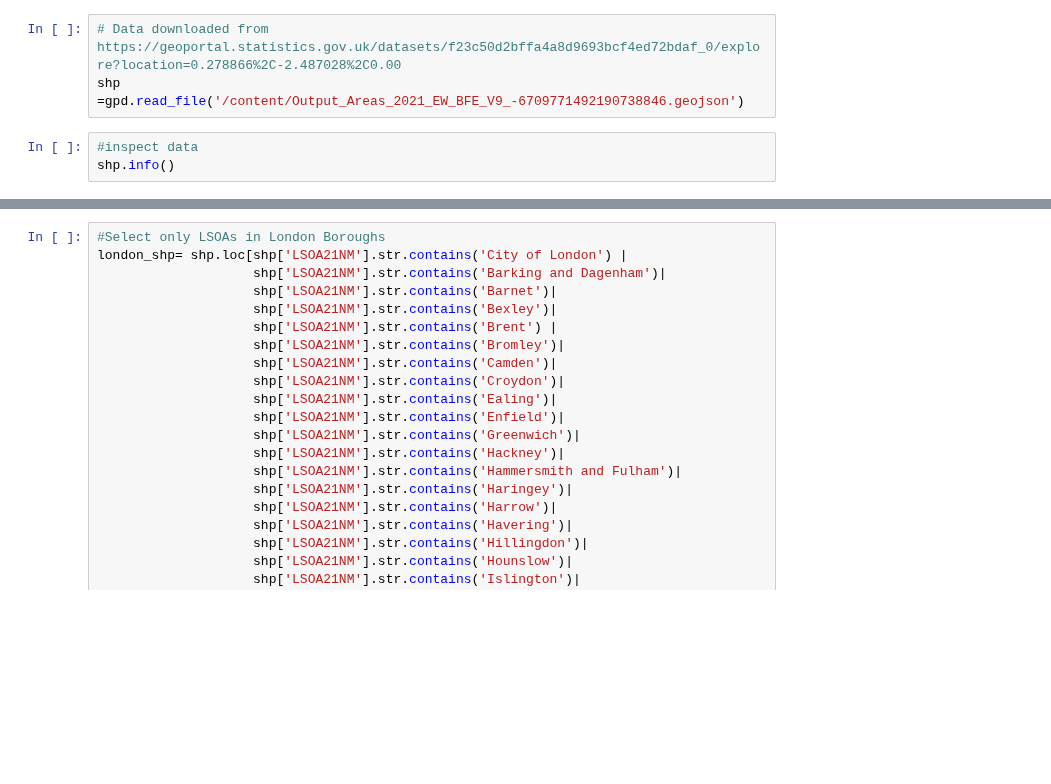
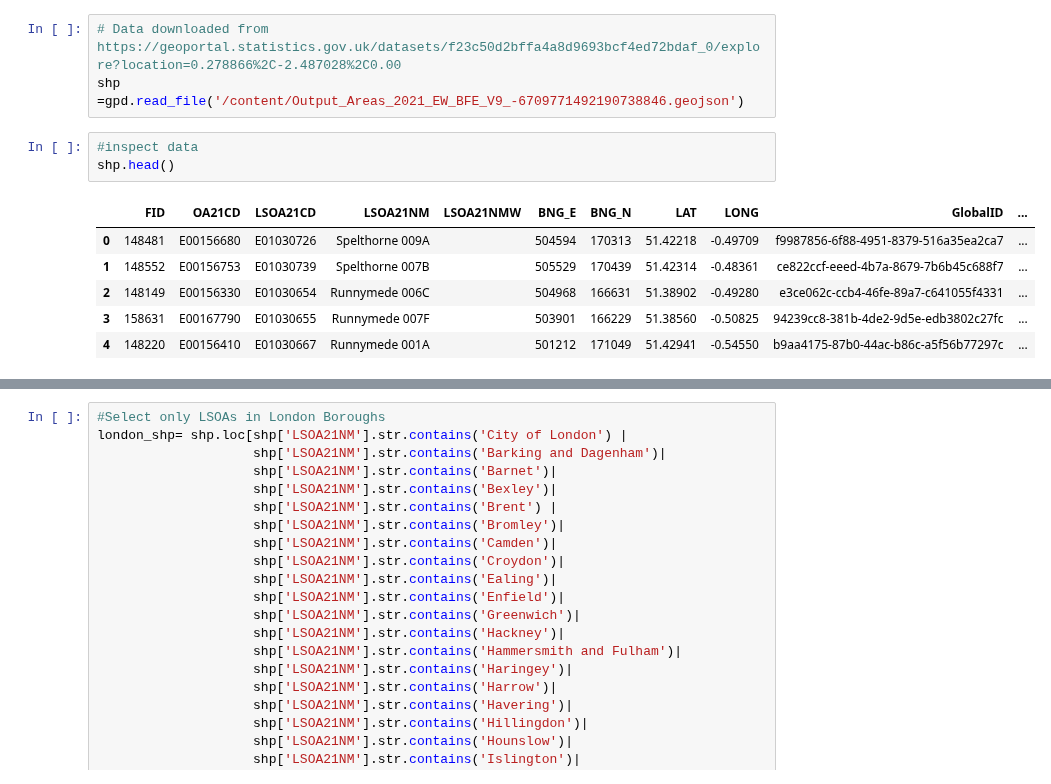
Before and after one commit to Jonathan-C-Barrett/GEOG5990M, a Jupyter notebook: GEOG5003M_Final_Project_template.ipynb, the cells around one changed output, grey strips where cells are left out. Saved outputs shown, nothing was run; the diff lists cells and outputs as text; blank space fills up the shorter version.

```diff
--- a/GEOG5003M_Final_Project_template.ipynb
+++ b/GEOG5003M_Final_Project_template.ipynb
@@ -84,4 +131,11 @@ prop_18.head()
 shp =gpd.read_file('/content/Output_Areas_2021_EW_BFE_V9_-6709771492190738846.geojson')
 # %%
 #inspect data
-shp.info()
+shp.head()
+# %% [output]
+|  | FID | OA21CD | LSOA21CD | LSOA21NM | LSOA21NMW | BNG_E | BNG_N | LAT | LONG | GlobalID | ... |
+| 0 | 148481 | E00156680 | E01030726 | Spelthorne 009A |  | 504594 | 170313 | 51.42218 | -0.49709 | f9987856-6f88-4951-8379-516a35ea2ca7 | ... |
+| 1 | 148552 | E00156753 | E01030739 | Spelthorne 007B |  | 505529 | 170439 | 51.42314 | -0.48361 | ce822ccf-eeed-4b7a-8679-7b6b45c688f7 | ... |
+| 2 | 148149 | E00156330 | E01030654 | Runnymede 006C |  | 504968 | 166631 | 51.38902 | -0.49280 | e3ce062c-ccb4-46fe-89a7-c641055f4331 | ... |
+| 3 | 158631 | E00167790 | E01030655 | Runnymede 007F |  | 503901 | 166229 | 51.38560 | -0.50825 | 94239cc8-381b-4de2-9d5e-edb3802c27fc | ... |
+| 4 | 148220 | E00156410 | E01030667 | Runnymede 001A |  | 501212 | 171049 | 51.42941 | -0.54550 | b9aa4175-87b0-44ac-b86c-a5f56b77297c | ... |
```
Also changed, not shown: parts of 9 cells of this notebook.
